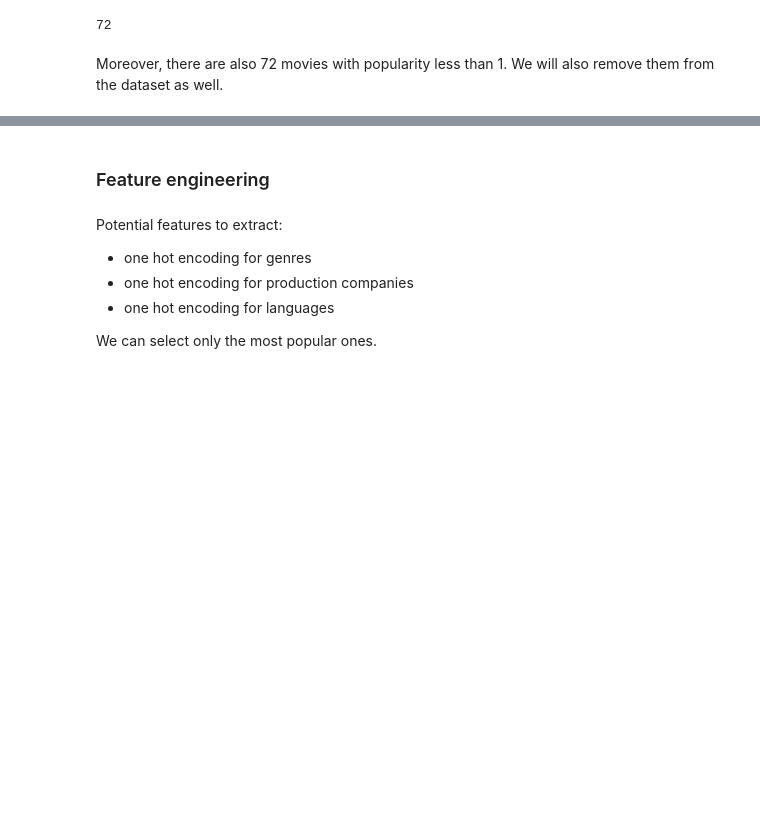
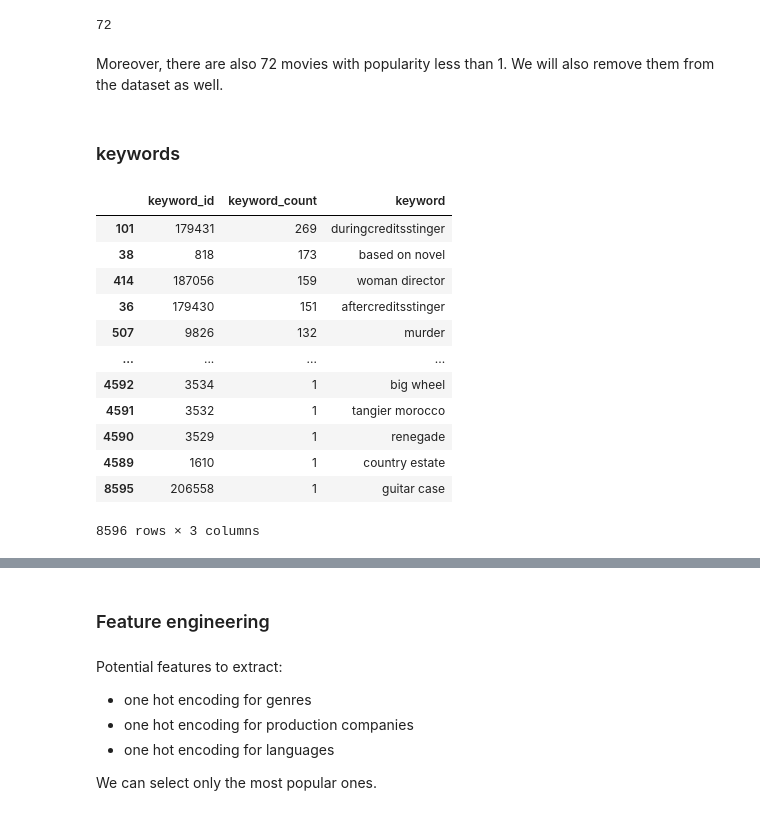
Before and after one commit to adrianstando/ML-on-Graphs-TMDB, a Jupyter notebook: eda.ipynb, the cells around one changed output, grey strips where cells are left out. Cells and saved outputs as stored; diff of their text form; code cells hidden in the pictures; blank space fills up the shorter version.

```diff
--- a/eda.ipynb
+++ b/eda.ipynb
@@ -199,3 +199,35 @@ movies_to_keep = [movie["id"] for i, movie in movies.iterrows() if movie["revenu
 movies = movies[movies["id"].isin(movies_to_keep)].reset_index(drop=True)
 # %%
 credits = credits[credits["movie_id"].isin(movies_to_keep)].reset_index(drop=True)
+# %% [markdown]
+### keywords
+# %%
+keyword_counts = {}
+keyword_names = {}
+# Iterate over each row in the DataFrame
+for index, row in movies.iterrows():
+    keyword_list = json.loads(row['keywords'])  # Parse the JSON cast list
+    keywords = [(entry['id'], entry['name']) for entry in keyword_list]  # Extract actor names
+
+    # Update actor counts dictionary
+    for keyword_id, keyword_name in keywords:
+        keyword_counts[keyword_id] = keyword_counts.get(keyword_id, 0) + 1
+        keyword_names[keyword_id] = keyword_name
+# %%
+keywords_movies = pd.DataFrame({'keyword_id': list(keyword_counts.keys()), 'keyword_count': list(keyword_counts.values())})
+keywords_movies['keyword'] = keywords_movies['keyword_id'].apply(lambda x: keyword_names[x])
+keywords_movies.sort_values(by='keyword_count', ascending=False)
+# %% [output]
+|  | keyword_id | keyword_count | keyword |
+| 101 | 179431 | 269 | duringcreditsstinger |
+| 38 | 818 | 173 | based on novel |
+| 414 | 187056 | 159 | woman director |
+| 36 | 179430 | 151 | aftercreditsstinger |
+| 507 | 9826 | 132 | murder |
+| ... | ... | ... | ... |
+| 4592 | 3534 | 1 | big wheel |
+| 4591 | 3532 | 1 | tangier morocco |
+| 4590 | 3529 | 1 | renegade |
+| 4589 | 1610 | 1 | country estate |
+| 8595 | 206558 | 1 | guitar case |
+8596 rows × 3 columns
```
Also changed, not shown: parts of 4 cells of this notebook.
